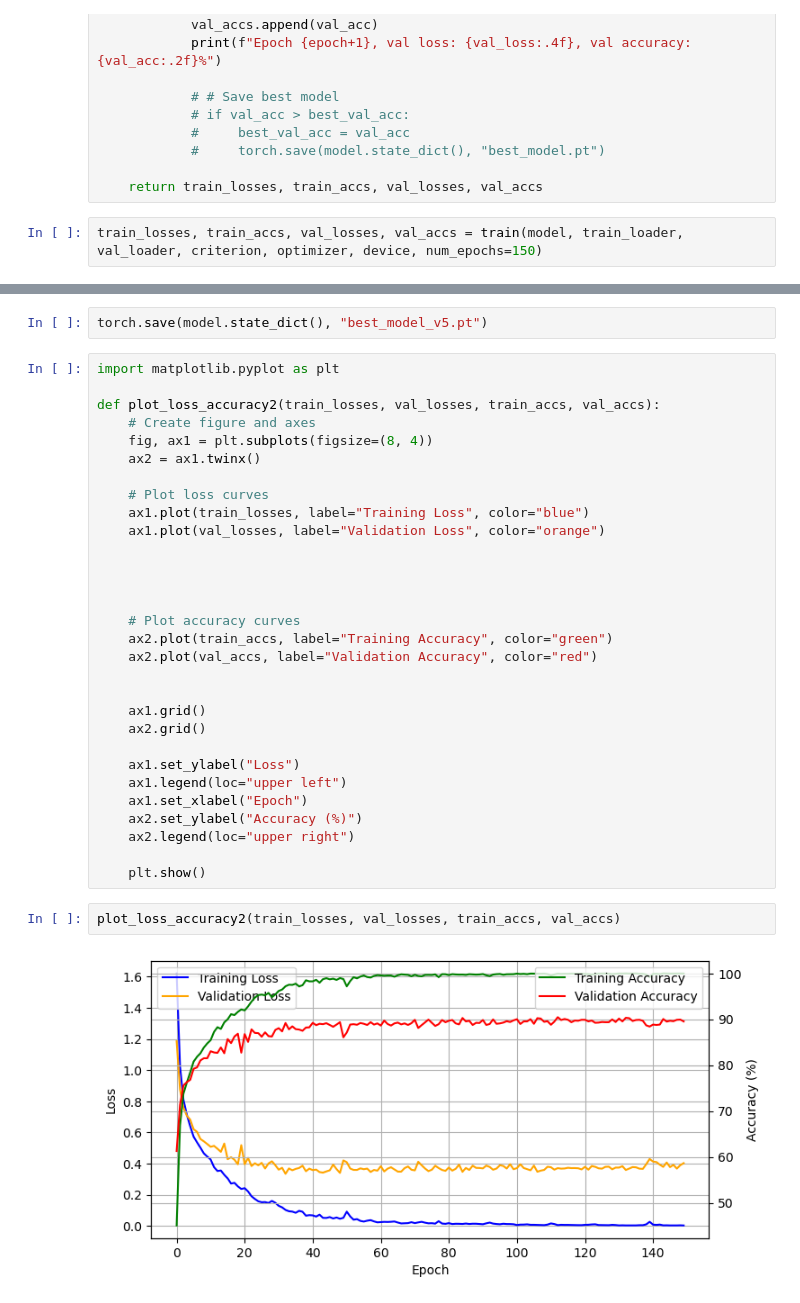
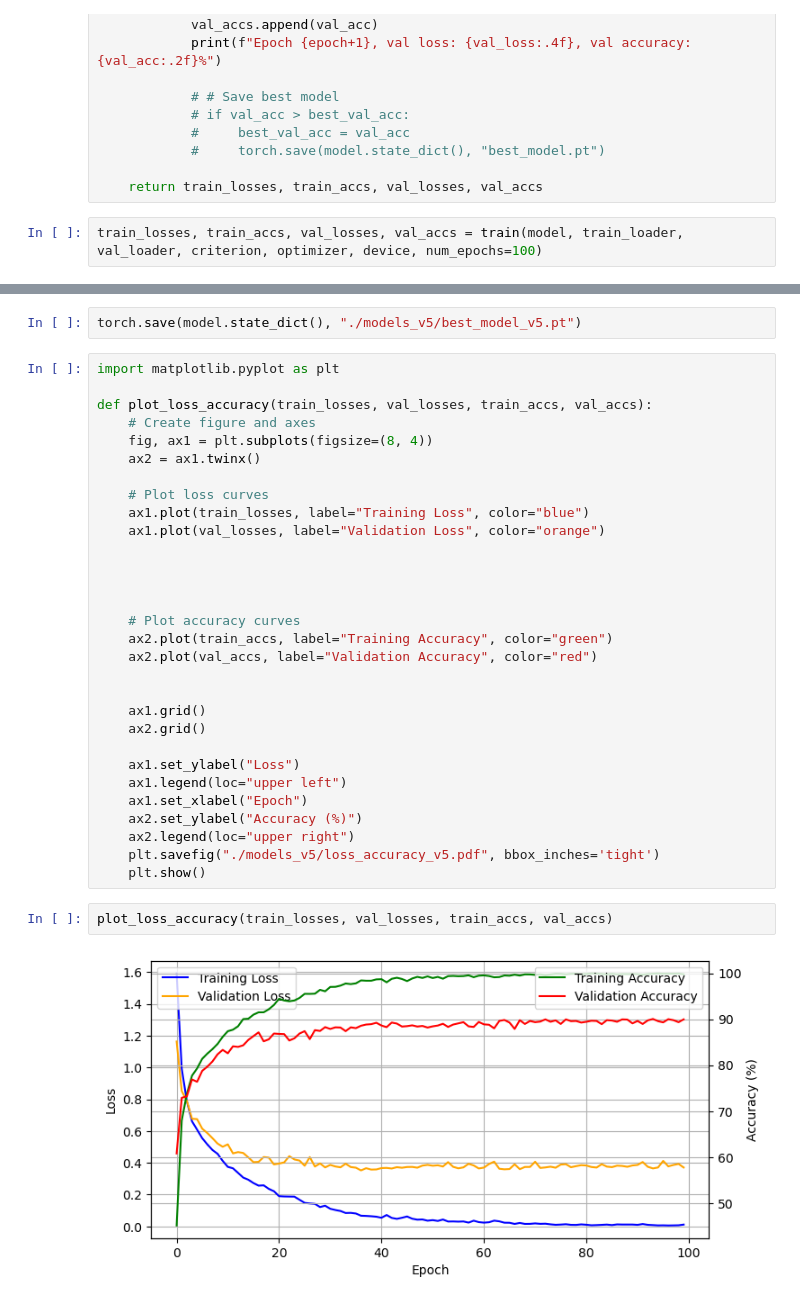
Before and after one commit to MatthiasPersonnaz/cv4rs-code-challenge, a Jupyter notebook: CodingChallenge_v5_deep.ipynb, the cells around one changed output, grey strips where cells are left out. Drawn from its saved outputs; the diff is of its cells as text.

```diff
--- a/CodingChallenge_v5_deep.ipynb
+++ b/CodingChallenge_v5_deep.ipynb
@@ -360,5 +359,5 @@ def train(model, train_loader, val_loader, loss_fn, optimizer, device, num_epoch
 
     return train_losses, train_accs, val_losses, val_accs
 # %%
-train_losses, train_accs, val_losses, val_accs = train(model, train_loader, val_loader, criterion, optimizer, device, num_epochs=150)
+train_losses, train_accs, val_losses, val_accs = train(model, train_loader, val_loader, criterion, optimizer, device, num_epochs=100)
 # %% [output]
@@ -382,9 +381,9 @@ Epoch 150, val loss: 0.4025, val accuracy: 89.54%
 # %%
-torch.save(model.state_dict(), "best_model_v5.pt")
+torch.save(model.state_dict(), "./models_v5/best_model_v5.pt")
 # %%
 import matplotlib.pyplot as plt
 
-def plot_loss_accuracy2(train_losses, val_losses, train_accs, val_accs):
+def plot_loss_accuracy(train_losses, val_losses, train_accs, val_accs):
     # Create figure and axes
     fig, ax1 = plt.subplots(figsize=(8, 4))
     ax2 = ax1.twinx()
@@ -409,9 +408,9 @@ def plot_loss_accuracy2(train_losses, val_losses, train_accs, val_accs):
     ax1.set_xlabel("Epoch")
     ax2.set_ylabel("Accuracy (%)")
     ax2.legend(loc="upper right")
-
+    plt.savefig("./models_v5/loss_accuracy_v5.pdf", bbox_inches='tight')
     plt.show()
 # %%
-plot_loss_accuracy2(train_losses, val_losses, train_accs, val_accs)
+plot_loss_accuracy(train_losses, val_losses, train_accs, val_accs)
 # %% [output]
-[figure, old version]
+[figure, new version]
```
Also changed, not shown: parts of 3 cells of this notebook, 15 other files.
